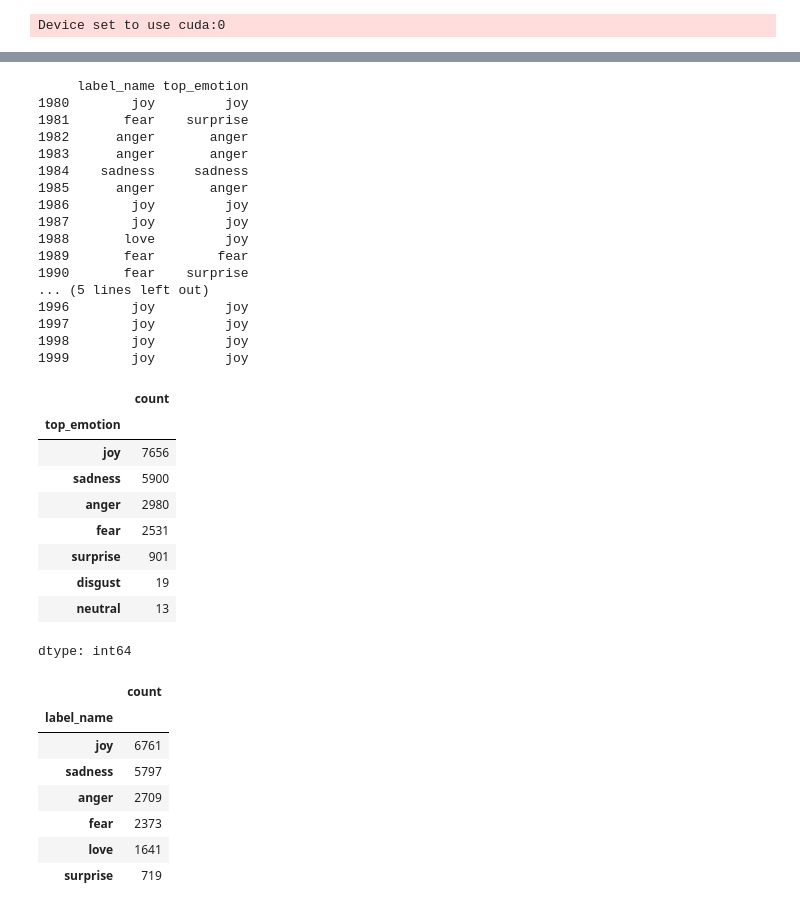
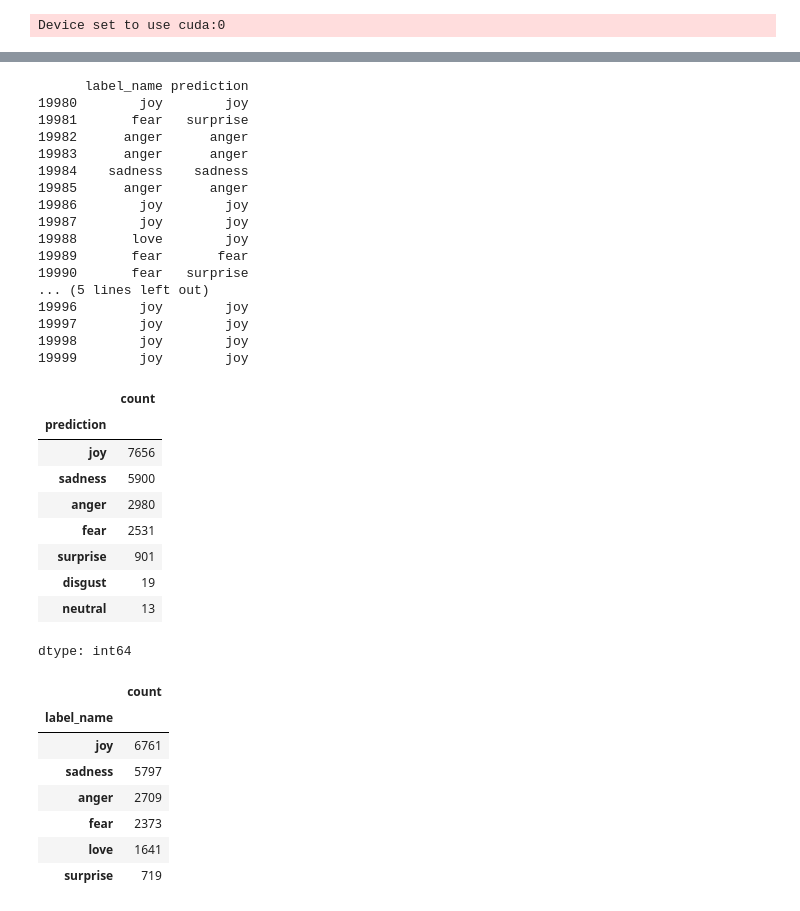
Before and after one commit to RoyPrs/Customer-Emotion-Classification, a Jupyter notebook: Using_Hugging_Face_Transformer_Emotion_Classification.ipynb, the cells around one changed output, grey strips where cells are left out. Cells and saved outputs as stored; diff of their text form; code cells hidden in the pictures.

```diff
--- a/Using_Hugging_Face_Transformer_Emotion_Classification.ipynb
+++ b/Using_Hugging_Face_Transformer_Emotion_Classification.ipynb
@@ -97,7 +79,7 @@ def get_top_emotion(text):
 Device set to use cuda:0
 # %%
 # Apply to each row
-df[['top_emotion', 'confidence']] = df['text'].apply(get_top_emotion)
+df[['prediction', 'confidence']] = df['text'].apply(get_top_emotion)
 
 # Display result
 print(df.head())
@@ -118,28 +100,28 @@ print(df.head())
 # %%
-print(df[['label_name', 'top_emotion']].tail(20))
+print(df[['label_name', 'prediction']].tail(20))
 # %% [output]
-     label_name top_emotion
-1980        joy         joy
-1981       fear    surprise
-1982      anger       anger
-1983      anger       anger
-1984    sadness     sadness
-1985      anger       anger
-1986        joy         joy
-1987        joy         joy
-1988       love         joy
-1989       fear        fear
-1990       fear    surprise
+      label_name prediction
+19980        joy        joy
+19981       fear   surprise
+19982      anger      anger
+19983      anger      anger
+19984    sadness    sadness
+19985      anger      anger
+19986        joy        joy
+19987        joy        joy
+19988       love        joy
+19989       fear       fear
+19990       fear   surprise
 ... (5 lines left out)
-1996        joy         joy
-1997        joy         joy
-1998        joy         joy
-1999        joy         joy
+19996        joy        joy
+19997        joy        joy
+19998        joy        joy
+19999        joy        joy
 # %%
-df['top_emotion'].value_counts()
+df['prediction'].value_counts()
 # %% [output]
 |  | count |
-| top_emotion |  |
+| prediction |  |
 | joy | 7656 |
 | sadness | 5900 |
 | anger | 2980 |
```
Also changed, not shown: parts of 7 cells of this notebook, 1 other file.
